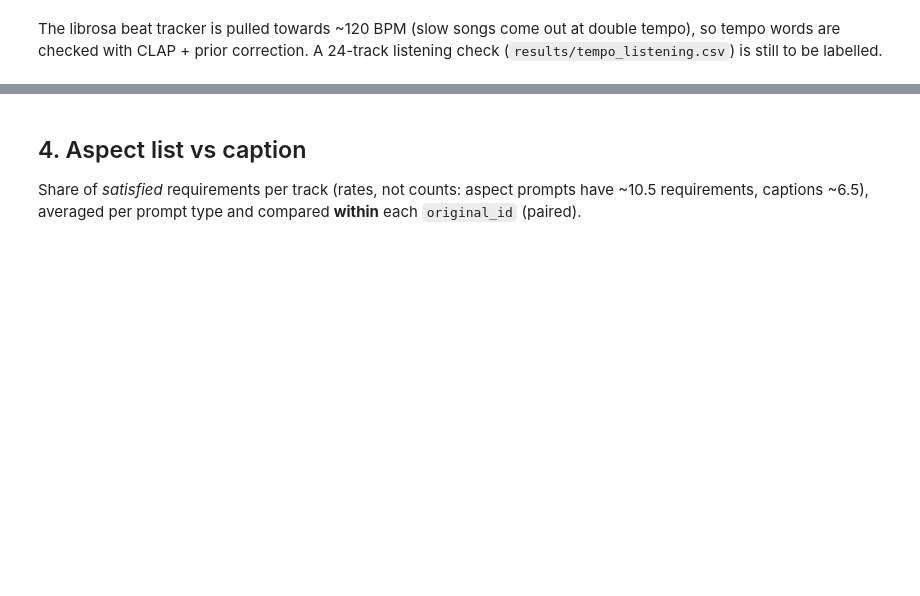
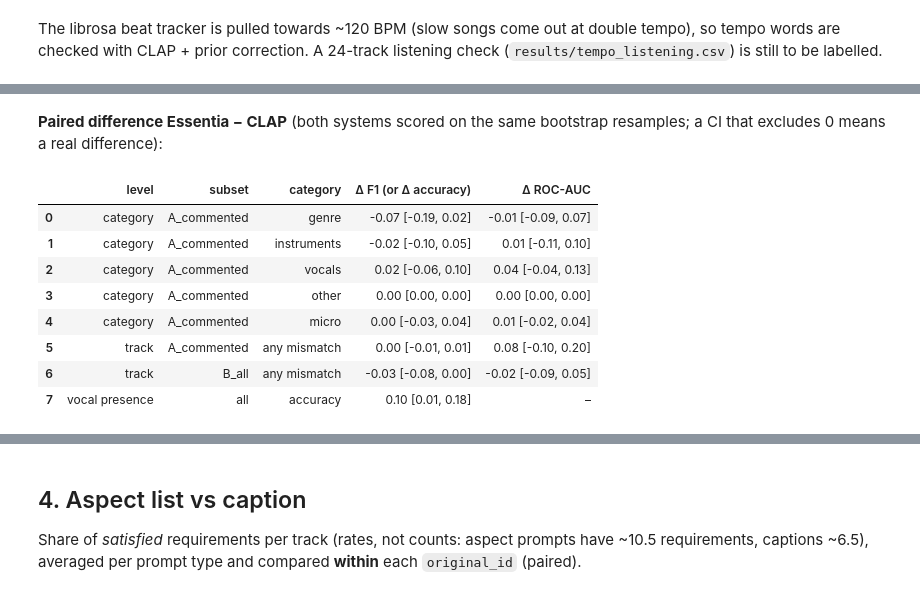
Before and after one commit to khimiakk/ai-music-validator, a Jupyter notebook: notebooks/03_first_results.ipynb, the cells around one changed output, grey strips where cells are left out. Drawn from its saved outputs; the diff is of its cells as text; code cells hidden in the pictures; blank space fills up the shorter version.

Commit message:
Renewed Essentia

```diff
--- a/notebooks/03_first_results.ipynb
+++ b/notebooks/03_first_results.ipynb
@@ -302,0 +330,18 @@ to be labelled.
+# %% [markdown]
+**Paired difference Essentia − CLAP** (both systems scored on the same bootstrap resamples; a CI that excludes 0 means a real difference):
+# %%
+sp = pd.read_csv(RES / "metrics_systems_paired.csv")
+pd.DataFrame({"level": sp["level"], "subset": sp["subset"], "category": sp["category"],
+              "Δ F1 (or Δ accuracy)": [ci(r, "accuracy_diff") if r["level"] == "vocal presence" else ci(r, "f1_diff")
+                                       for _, r in sp.iterrows()],
+              "Δ ROC-AUC": [ci(r, "roc_auc_diff") for _, r in sp.iterrows()]})
+# %% [output]
+|  | level | subset | category | Δ F1 (or Δ accuracy) | Δ ROC-AUC |
+| 0 | category | A_commented | genre | -0.07 [-0.19, 0.02] | -0.01 [-0.09, 0.07] |
+| 1 | category | A_commented | instruments | -0.02 [-0.10, 0.05] | 0.01 [-0.11, 0.10] |
+| 2 | category | A_commented | vocals | 0.02 [-0.06, 0.10] | 0.04 [-0.04, 0.13] |
+| 3 | category | A_commented | other | 0.00 [0.00, 0.00] | 0.00 [0.00, 0.00] |
+| 4 | category | A_commented | micro | 0.00 [-0.03, 0.04] | 0.01 [-0.02, 0.04] |
+| 5 | track | A_commented | any mismatch | 0.00 [-0.01, 0.01] | 0.08 [-0.10, 0.20] |
+| 6 | track | B_all | any mismatch | -0.03 [-0.08, 0.00] | -0.02 [-0.09, 0.05] |
+| 7 | vocal presence | all | accuracy | 0.10 [0.01, 0.18] | – |
```
Also changed, not shown: parts of 7 cells of this notebook, 11 other files.
